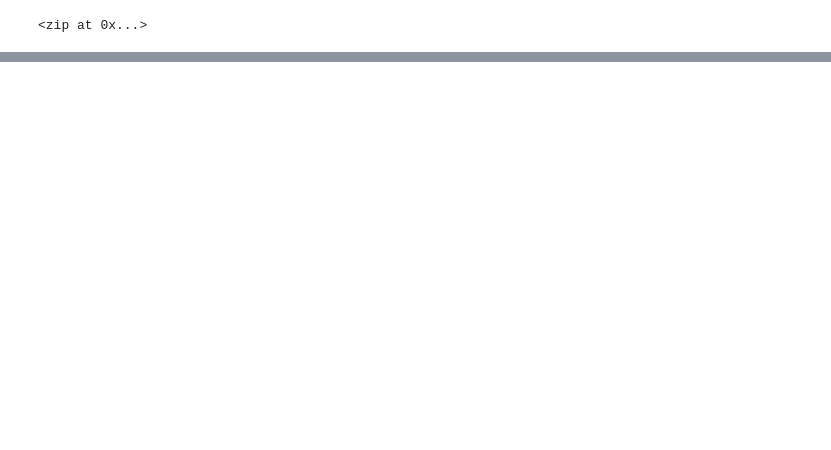
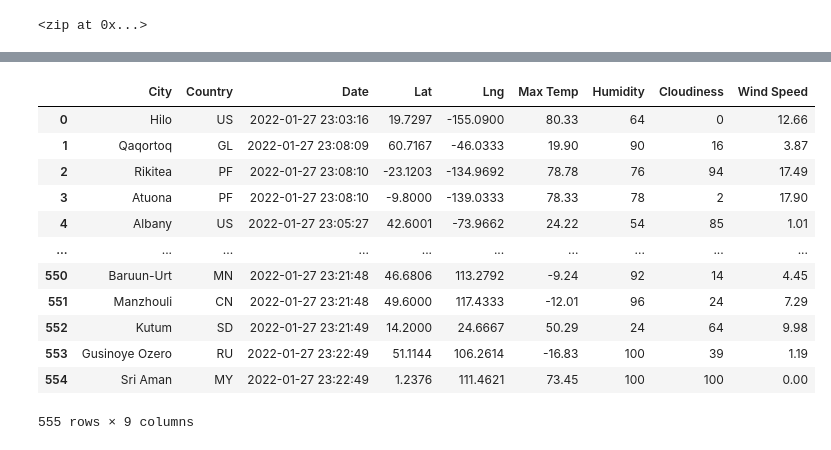
Before and after one commit to jessicameyer23/World_Weather_Analysis, a Jupyter notebook: WeatherPy.ipynb, the cells around one changed output, grey strips where cells are left out. Drawn from its saved outputs; the diff is of its cells as text; code cells hidden in the pictures; blank space fills up the shorter version.

```diff
--- a/WeatherPy.ipynb
+++ b/WeatherPy.ipynb
@@ -3,6 +13,10 @@
 import pandas as pd
 import matplotlib.pyplot as plt
 import numpy as np
+# %%
+# Starting URL for Weather Map API Call.
+url = "http://api.openweathermap.org/data/2.5/weather?units=Imperial&APPID=" + weather_api_key
+#print(url)
 # %%
 # Create a set of random latitude and longitude combinations.
 lats = np.random.uniform(low=-90.000, high=90.000, size=1500)
@@ -32,0 +127,4 @@ len(cities)
+# %%
+# Convert the array of dictionaries to a Pandas DataFrame.
+city_data_df = pd.DataFrame(city_data)
+city_data_df.head(10)
@@ -32,0 +143,20 @@ len(cities)
+# %%
+new_column_order = ["City", "Country", "Date", "Lat", "Lng", "Max Temp", "Humidity", "Cloudiness", "Wind Speed"]
+
+city_data_df = city_data_df[new_column_order]
+# %%
+city_data_df
+# %% [output]
+|  | City | Country | Date | Lat | Lng | Max Temp | Humidity | Cloudiness | Wind Speed |
+| 0 | Hilo | US | 2022-01-27 23:03:16 | 19.7297 | -155.0900 | 80.33 | 64 | 0 | 12.66 |
+| 1 | Qaqortoq | GL | 2022-01-27 23:08:09 | 60.7167 | -46.0333 | 19.90 | 90 | 16 | 3.87 |
+| 2 | Rikitea | PF | 2022-01-27 23:08:10 | -23.1203 | -134.9692 | 78.78 | 76 | 94 | 17.49 |
+| 3 | Atuona | PF | 2022-01-27 23:08:10 | -9.8000 | -139.0333 | 78.33 | 78 | 2 | 17.90 |
+| 4 | Albany | US | 2022-01-27 23:05:27 | 42.6001 | -73.9662 | 24.22 | 54 | 85 | 1.01 |
+| ... | ... | ... | ... | ... | ... | ... | ... | ... | ... |
+| 550 | Baruun-Urt | MN | 2022-01-27 23:21:48 | 46.6806 | 113.2792 | -9.24 | 92 | 14 | 4.45 |
+| 551 | Manzhouli | CN | 2022-01-27 23:21:48 | 49.6000 | 117.4333 | -12.01 | 96 | 24 | 7.29 |
+| 552 | Kutum | SD | 2022-01-27 23:21:49 | 14.2000 | 24.6667 | 50.29 | 24 | 64 | 9.98 |
+| 553 | Gusinoye Ozero | RU | 2022-01-27 23:22:49 | 51.1144 | 106.2614 | -16.83 | 100 | 39 | 1.19 |
+| 554 | Sri Aman | MY | 2022-01-27 23:22:49 | 1.2376 | 111.4621 | 73.45 | 100 | 100 | 0.00 |
+555 rows × 9 columns
```
Also changed, not shown: parts of 6 cells of this notebook, 4 other files.
